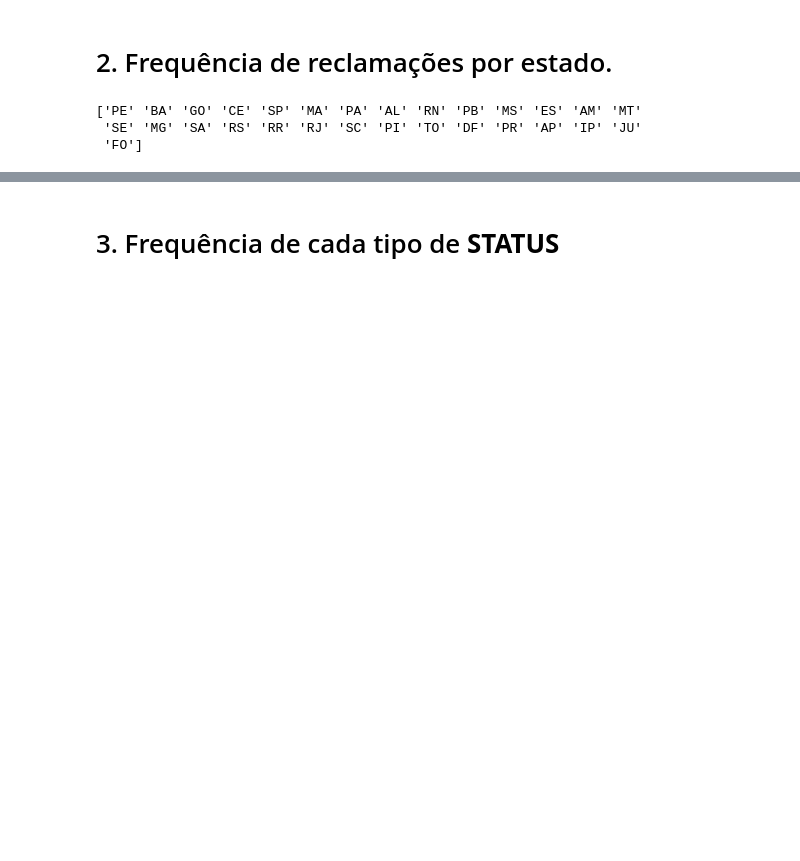
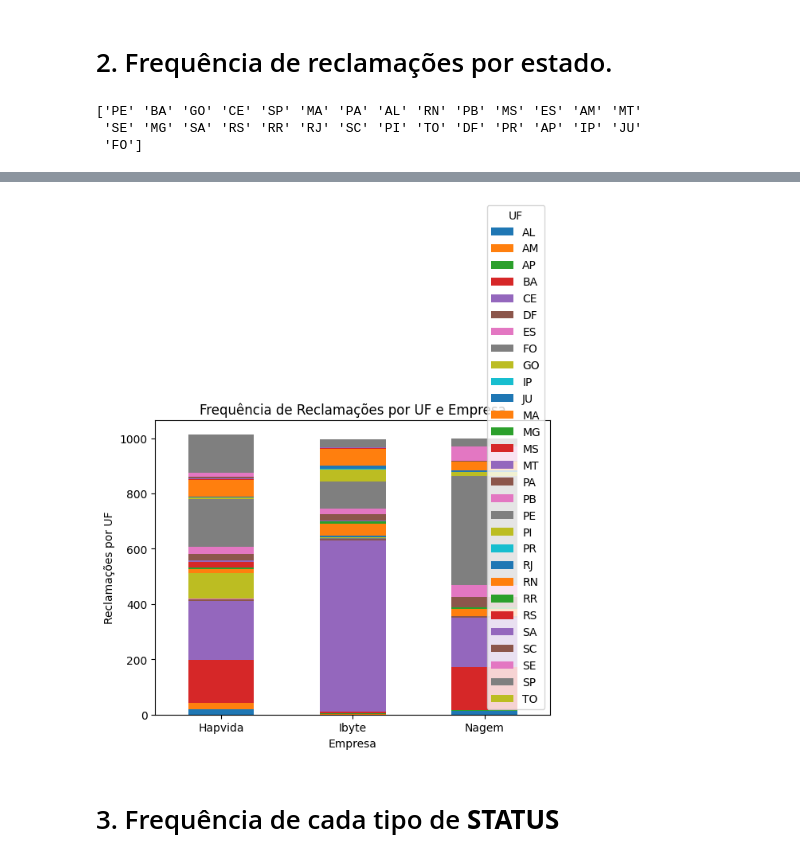
Before and after one commit to clairtonluz/MBA-em-ciencia-de-dados, a Jupyter notebook: Dashboards Bibliotecas R/exercicios/EXERCICIO-2- DASHBOARD- 2024.ipynb, the cells around one changed output, grey strips where cells are left out. Cells and saved outputs as stored; diff of their text form; code cells hidden in the pictures; blank space fills up the shorter version.

```diff
--- a/Dashboards Bibliotecas R/exercicios/EXERCICIO-2- DASHBOARD- 2024.ipynb
+++ b/Dashboards Bibliotecas R/exercicios/EXERCICIO-2- DASHBOARD- 2024.ipynb
@@ -104,17 +116,25 @@ ufs = df['UF'].unique()
 # remove nan values from ufs
 ufs = ufs[~pd.isnull(ufs)]
 print(ufs)
-df_temp.hvplot.bar(
-    x='empresa',
-    y=ufs,
-    stacked=True,
-    xlabel='Empresa',
-    ylabel='Reclamações por UF',
-    title='Frequência de Reclamações por UF e Empresa',
-    rot=0,
-    height=400,
-    width=800
-    )
+# df_temp.hvplot.bar(
+#     x='empresa',
+#     y=ufs,
+#     stacked=True,
+#     xlabel='Empresa',
+#     ylabel='Reclamações por UF',
+#     title='Frequência de Reclamações por UF e Empresa',
+#     rot=0,
+#     height=400,
+#     width=800
+#     )
+
+# faz o mesmo gráfico com matplotlib
+import matplotlib.pyplot as plt
+df_temp.set_index('empresa').plot(kind='bar', stacked=True, rot=0)
+plt.xlabel('Empresa')
+plt.ylabel('Reclamações por UF')
+plt.title('Frequência de Reclamações por UF e Empresa')
+plt.show()
 # %% [output]
 ['PE' 'BA' 'GO' 'CE' 'SP' 'MA' 'PA' 'AL' 'RN' 'PB' 'MS' 'ES' 'AM' 'MT'
  'SE' 'MG' 'SA' 'RS' 'RR' 'RJ' 'SC' 'PI' 'TO' 'DF' 'PR' 'AP' 'IP' 'JU'
@@ -123,3 +142,4 @@ df_temp.hvplot.bar(
+[figure, added]
 # %% [markdown]
 # 3. Frequência de cada tipo de **STATUS**
 # %%
```
Also changed, not shown: parts of 3 cells of this notebook.
